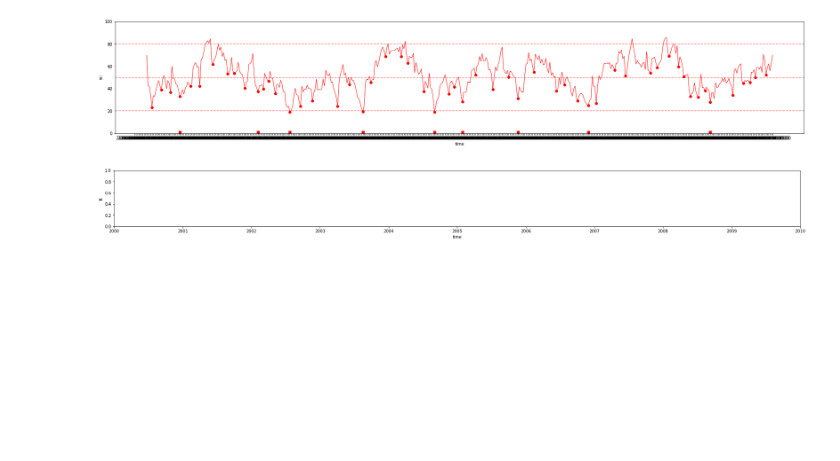
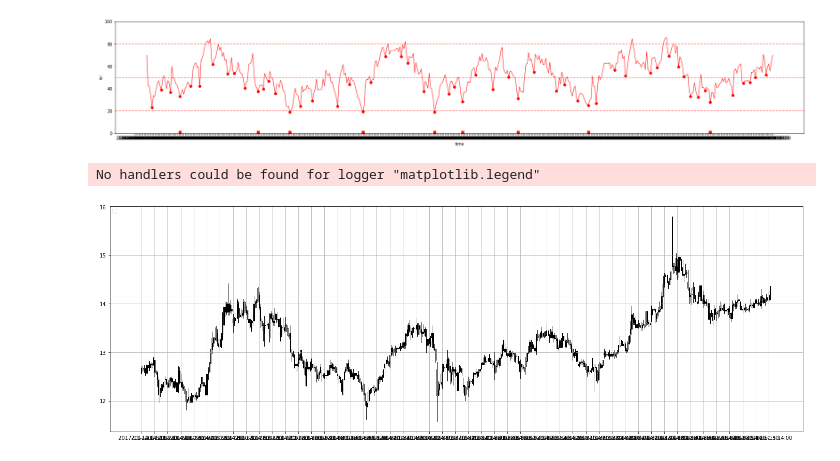
Before and after one commit to huanghan/notebook-01, a Jupyter notebook: tushareAPI.ipynb, the cells around one changed output. Saved outputs shown, nothing was run; the diff lists cells and outputs as text; code cells hidden in the pictures; blank space fills up the shorter version.

```diff
--- a/tushareAPI.ipynb
+++ b/tushareAPI.ipynb
@@ -69,19 +69,21 @@ plt.plot(rsi_Low_Low.index.values,rsi_Low_Low.values-rsi_Low_Low.values+1,'s',co
 # %% [output]
 [<matplotlib.lines.Line2D at 0x...>]
 [figure]
-# %%
-df = ts.get_k_data('002408', ktype='60',autype="qfq",index=False)
-#绘制K线图
-KData = df.as_matrix()
-KDate = df.index.values
-#创建figure窗口
-fig = plt.figure(num=1, figsize=(30, 5),)
-ax = plt.axes()
-ax.xaxis_date()
-fig.subplots_adjust(bottom=0.5)
-plt.xlabel('time')
-plt.ylabel('K')
-KData = np.insert(KData,1, KDate,axis=1)
-mpf.candlestick2_ochl(ax, df["open"],df["close"],df["high"],df["low"], width=0.6, colorup='r', colordown='g', alpha=1.0)
-# %% [output]
-[figure, removed]
+# %%
+data = ts.get_k_data('002408', ktype='60',autype="qfq",index=False,start='2017-01-01', end='2017-06-31')
+#绘制K线图
+
+fig = plt.figure(figsize=(24, 8))
+ax = fig.add_subplot(1, 1, 1)
+ax.set_xticks(range(0, len(data['date']), 10))
+ax.set_xticklabels(data['date'][::10])
+
+ax.legend(loc='upper left')
+
+mpf.candlestick2_ochl(ax, data['open'], data['close'], data['high'], data['low'],
+                     width=0.5, colorup='r', colordown='green',
+                     alpha=0.6)
+plt.grid()
+# %% [output]
+No handlers could be found for logger "matplotlib.legend"
+[figure, added]
```
Also changed, not shown: parts of 2 cells of this notebook.
